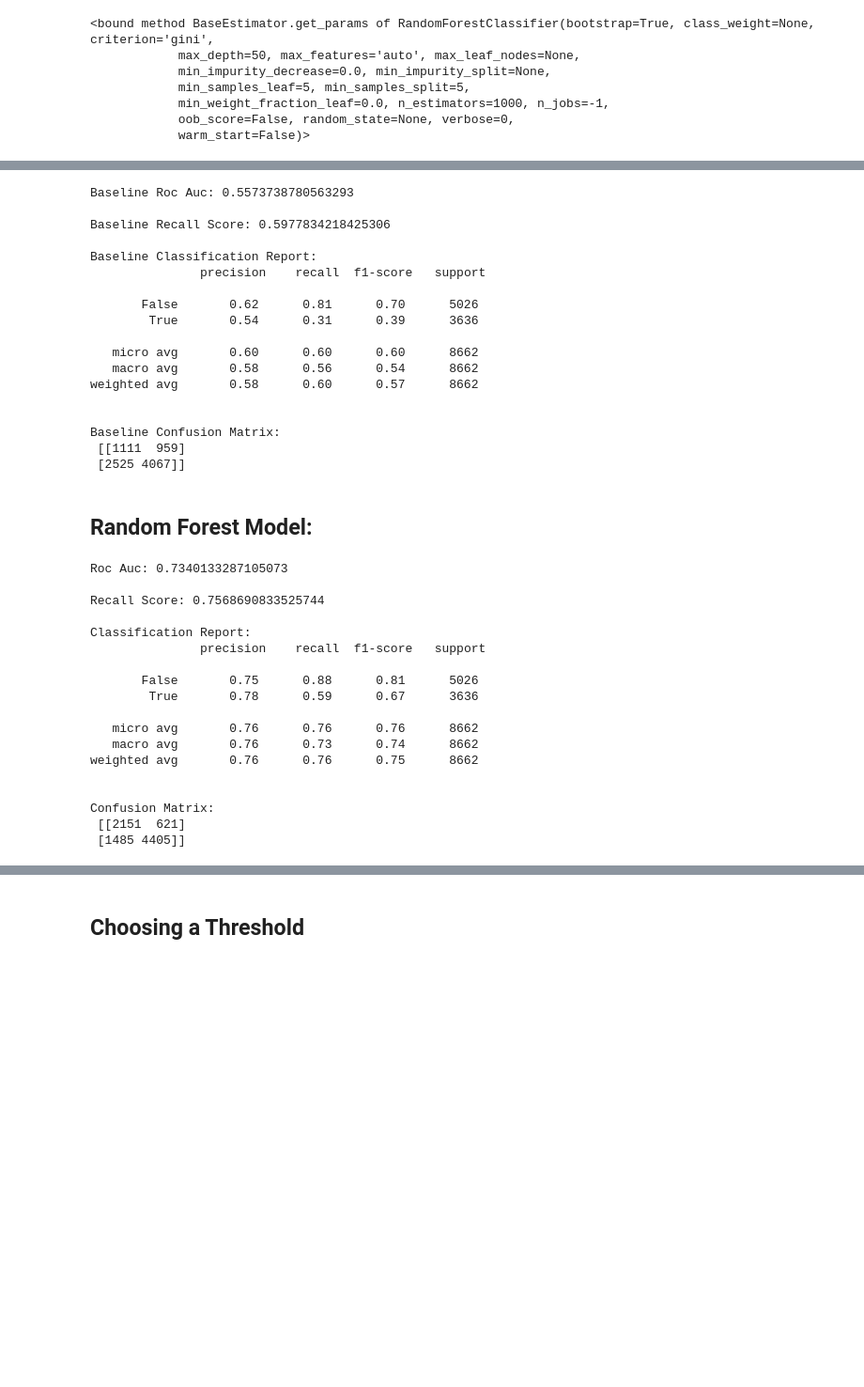
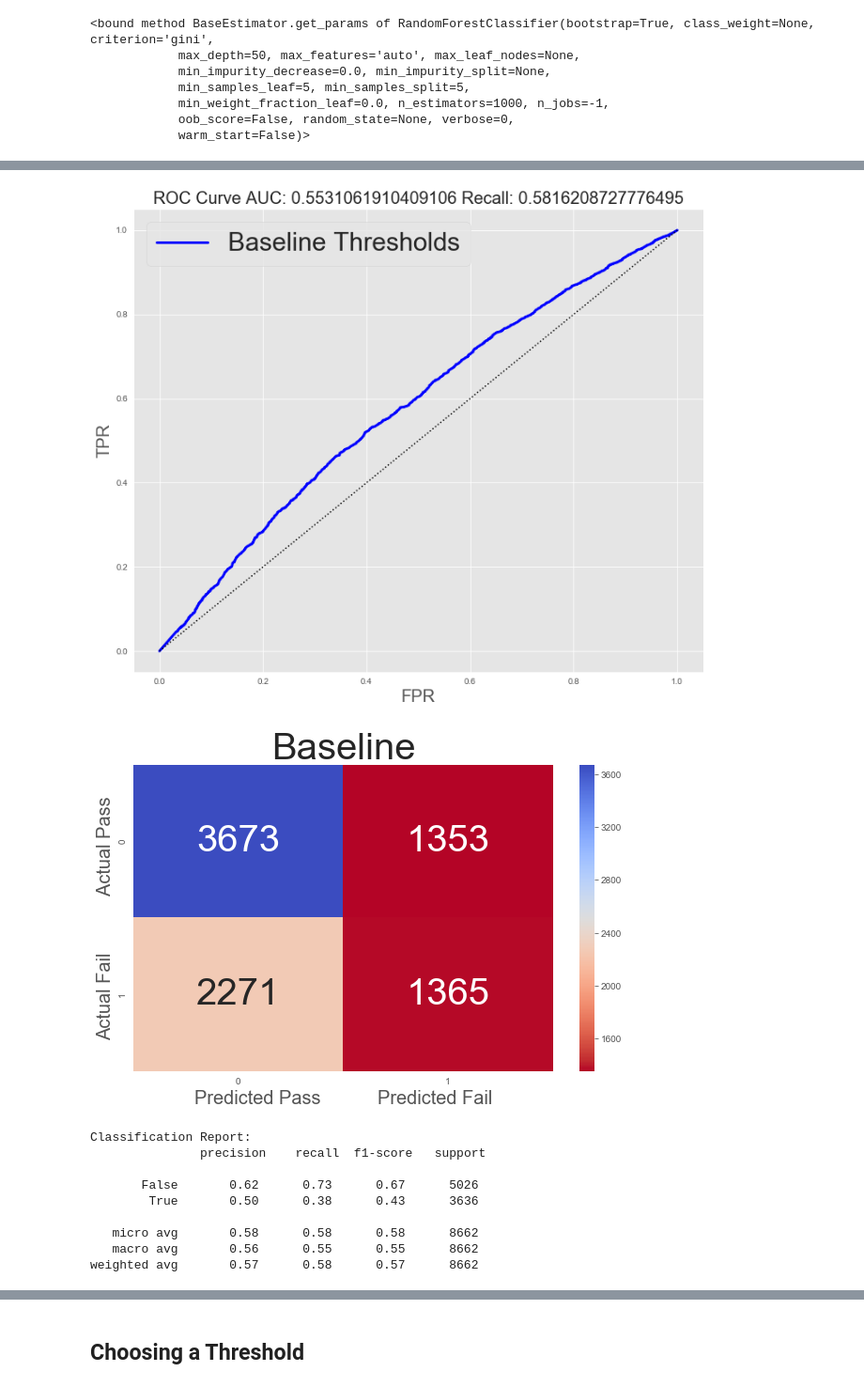
Before and after one commit to jeremymiller00/Predicting-Success-in-Online-Education, a Jupyter notebook: models/random_forest_completion_first_quarter.ipynb, the cells around one changed output, grey strips where cells are left out. Shown at 94% size. Drawn from its saved outputs; the diff is of its cells as text; code cells hidden in the pictures; blank space fills up the shorter version.

```diff
--- a/models/random_forest_completion_first_quarter.ipynb
+++ b/models/random_forest_completion_first_quarter.ipynb
@@ -264,50 +148,0 @@ baseline_preds = bl_model.predict(bl_X_test)
-# %%
-    print('\nBaseline Roc Auc: {}'.format(bl_roc_auc))
-    print('\nBaseline Recall Score: {}'.format(bl_recall))
-    print('\nBaseline Classification Report:\n {}'.format(bl_class_report))
-    print('\nBaseline Confusion Matrix:\n {}'.format(standard_confusion_matrix(y_test, baseline_preds)))
-# %% [output]
-Baseline Roc Auc: 0.5573738780563293
-
-Baseline Recall Score: 0.5977834218425306
-
-Baseline Classification Report:
-               precision    recall  f1-score   support
-
-       False       0.62      0.81      0.70      5026
-        True       0.54      0.31      0.39      3636
-
-   micro avg       0.60      0.60      0.60      8662
-   macro avg       0.58      0.56      0.54      8662
-weighted avg       0.58      0.60      0.57      8662
-
-
-Baseline Confusion Matrix:
- [[1111  959]
- [2525 4067]]
-# %% [markdown]
-## Random Forest Model:
-# %%
-    print('\nRoc Auc: {}'.format(roc_auc))
-    print('\nRecall Score: {}'.format(recall))
-    print('\nClassification Report:\n {}'.format(class_report))
-    print('\nConfusion Matrix:\n {}'.format(standard_confusion_matrix(y_test, predictions)))
-# %% [output]
-Roc Auc: 0.7340133287105073
-
-Recall Score: 0.7568690833525744
-
-Classification Report:
-               precision    recall  f1-score   support
-
-       False       0.75      0.88      0.81      5026
-        True       0.78      0.59      0.67      3636
-
-   micro avg       0.76      0.76      0.76      8662
-   macro avg       0.76      0.73      0.74      8662
-weighted avg       0.76      0.76      0.75      8662
-
-
-Confusion Matrix:
- [[2151  621]
- [1485 4405]]
@@ -313,0 +159,23 @@ Confusion Matrix:
+# %%
+    print_roc_curve(y_test, bl_probas, 'Baseline Thresholds', bl_recall)
+    plt.savefig('../reports/figures/bl_roc.png')
+    plt.figure(figsize=(10,6))
+    sns.heatmap(bl_conf_mat, annot=bl_conf_mat, cmap='coolwarm_r', fmt='d', annot_kws={"size": 40})
+    plt.xlabel('Predicted Pass           Predicted Fail', fontsize=20)
+    plt.ylabel('Actual Fail           Actual Pass', fontsize=20)
+    plt.title('Baseline', fontsize=40)
+    plt.savefig('../reports/figures/bl_conf_mat.png')
+    plt.show()
+    print('\nClassification Report:\n {}'.format(bl_class_report))
+# %% [output]
+[figure, added]
+[figure, added]
+Classification Report:
+               precision    recall  f1-score   support
+
+       False       0.62      0.73      0.67      5026
+        True       0.50      0.38      0.43      3636
+
+   micro avg       0.58      0.58      0.58      8662
+   macro avg       0.56      0.55      0.55      8662
+weighted avg       0.57      0.58      0.57      8662
```
Also changed, not shown: parts of 44 cells of this notebook, 7 other files.
